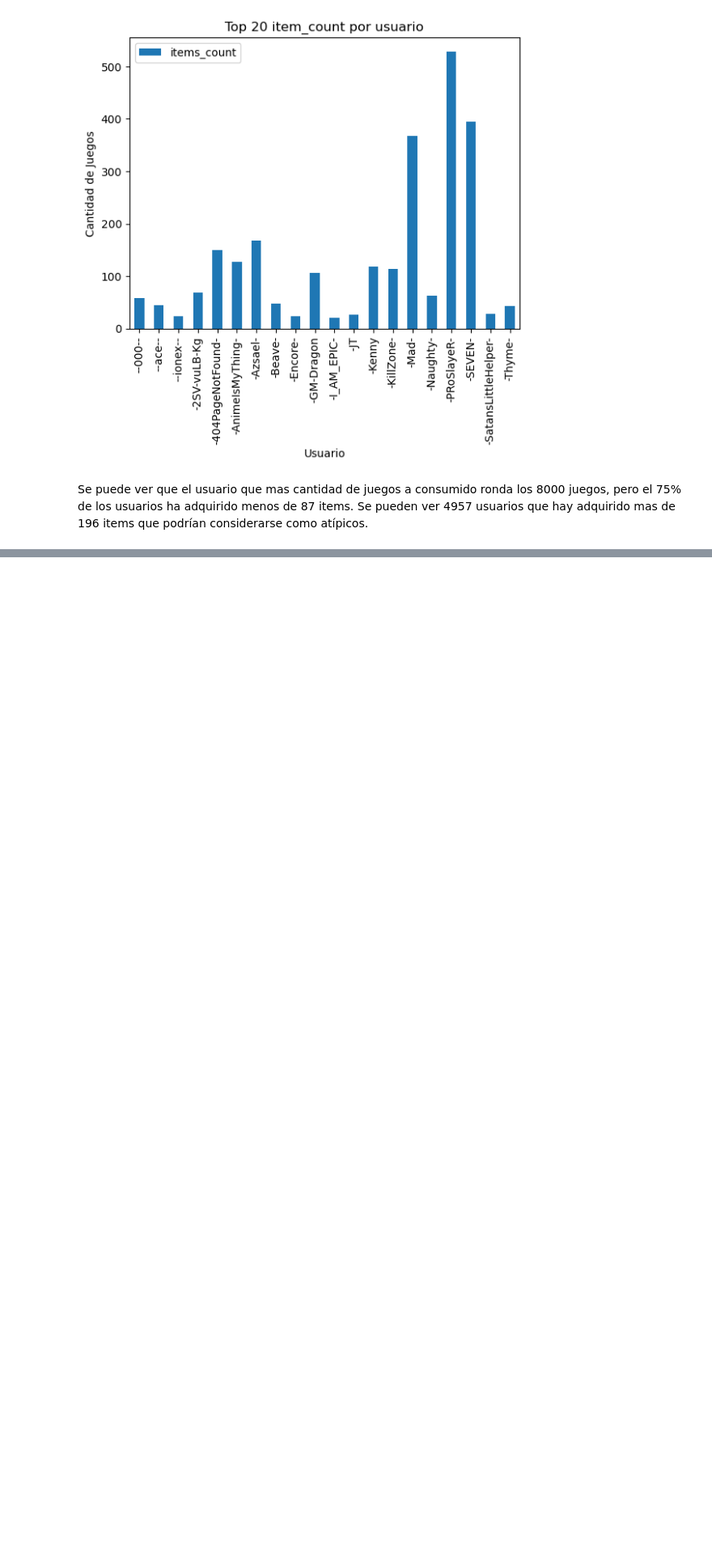
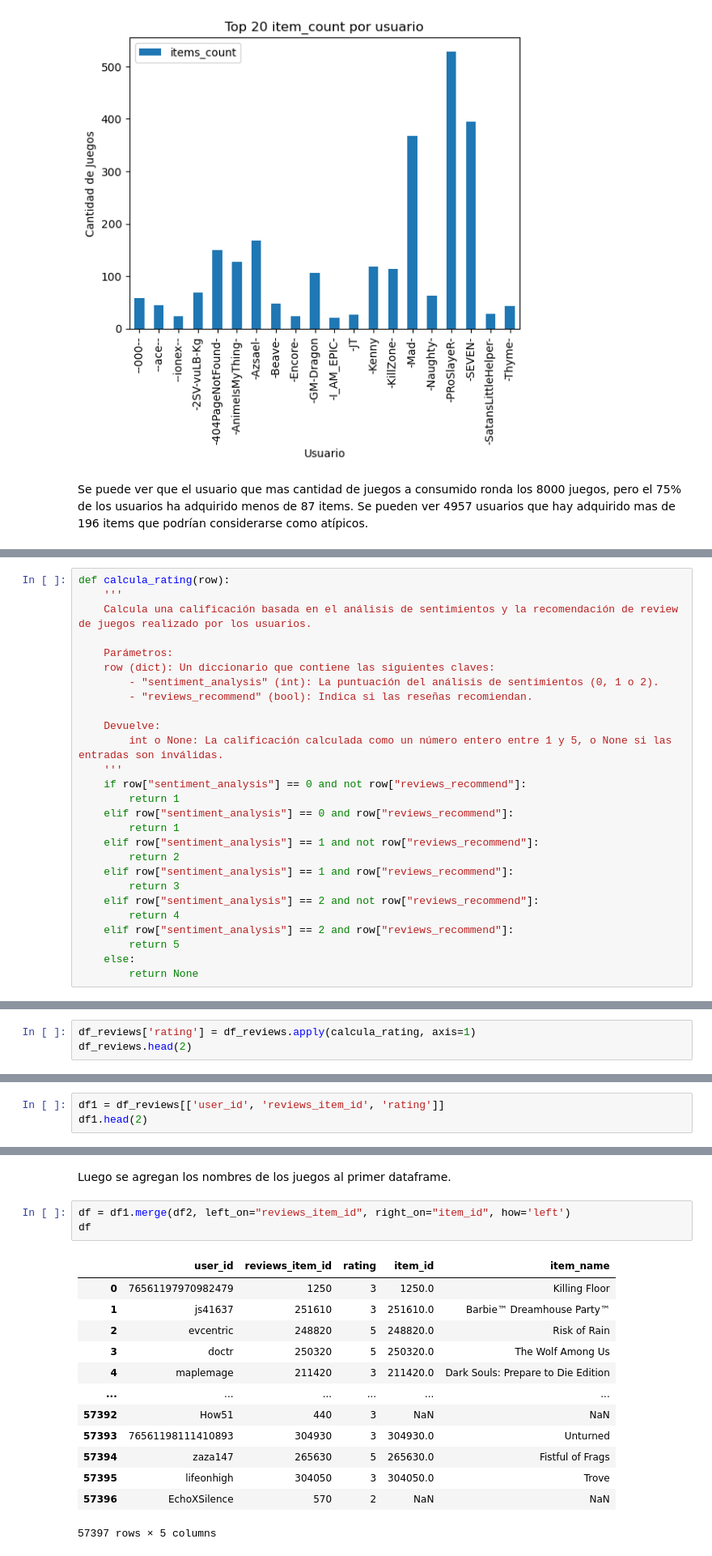
Before and after one commit to IngCarlaPezzone/PI1_MLOps_videojuegos, a Jupyter notebook: 03_EDA.ipynb, the cells around one changed output, grey strips where cells are left out. Shown at 81% size. Cells and saved outputs as stored; diff of their text form; blank space fills up the shorter version.

```diff
--- a/03_EDA.ipynb
+++ b/03_EDA.ipynb
@@ -462,0 +492,27 @@ Se puede ver que el usuario que mas cantidad de juegos a consumido ronda los 800
+# %%
+def calcula_rating(row):
+    '''
+    Calcula una calificación basada en el análisis de sentimientos y la recomendación de review de juegos realizado por los usuarios.
+
+    Parámetros:
+    row (dict): Un diccionario que contiene las siguientes claves:
+        - "sentiment_analysis" (int): La puntuación del análisis de sentimientos (0, 1 o 2).
+        - "reviews_recommend" (bool): Indica si las reseñas recomiendan.
+
+    Devuelve:
+        int o None: La calificación calculada como un número entero entre 1 y 5, o None si las entradas son inválidas.
+    '''
+    if row["sentiment_analysis"] == 0 and not row["reviews_recommend"]:
+        return 1
+    elif row["sentiment_analysis"] == 0 and row["reviews_recommend"]:
+        return 1
+    elif row["sentiment_analysis"] == 1 and not row["reviews_recommend"]:
+        return 2
+    elif row["sentiment_analysis"] == 1 and row["reviews_recommend"]:
+        return 3
+    elif row["sentiment_analysis"] == 2 and not row["reviews_recommend"]:
+        return 4
+    elif row["sentiment_analysis"] == 2 and row["reviews_recommend"]:
+        return 5
+    else:
+        return None
@@ -462,0 +521,3 @@ Se puede ver que el usuario que mas cantidad de juegos a consumido ronda los 800
+# %%
+df_reviews['rating'] = df_reviews.apply(calcula_rating, axis=1)
+df_reviews.head(2)
@@ -462,0 +530,3 @@ Se puede ver que el usuario que mas cantidad de juegos a consumido ronda los 800
+# %%
+df1 = df_reviews[['user_id', 'reviews_item_id', 'rating']]
+df1.head(2)
@@ -462,0 +551,19 @@ Se puede ver que el usuario que mas cantidad de juegos a consumido ronda los 800
+# %% [markdown]
+Luego se agregan los nombres de los juegos al primer dataframe.
+# %%
+df = df1.merge(df2, left_on="reviews_item_id", right_on="item_id", how='left')
+df
+# %% [output]
+|  | user_id | reviews_item_id | rating | item_id | item_name |
+| 0 | 76561197970982479 | 1250 | 3 | 1250.0 | Killing Floor |
+| 1 | js41637 | 251610 | 3 | 251610.0 | Barbie™ Dreamhouse Party™ |
+| 2 | evcentric | 248820 | 5 | 248820.0 | Risk of Rain |
+| 3 | doctr | 250320 | 5 | 250320.0 | The Wolf Among Us |
+| 4 | maplemage | 211420 | 3 | 211420.0 | Dark Souls: Prepare to Die Edition |
+| ... | ... | ... | ... | ... | ... |
+| 57392 | How51 | 440 | 3 | NaN | NaN |
+| 57393 | 76561198111410893 | 304930 | 3 | 304930.0 | Unturned |
+| 57394 | zaza147 | 265630 | 5 | 265630.0 | Fistful of Frags |
+| 57395 | lifeonhigh | 304050 | 3 | 304050.0 | Trove |
+| 57396 | EchoXSilence | 570 | 2 | NaN | NaN |
+57397 rows × 5 columns
```
Also changed, not shown: parts of 28 cells of this notebook, 2 other files.
